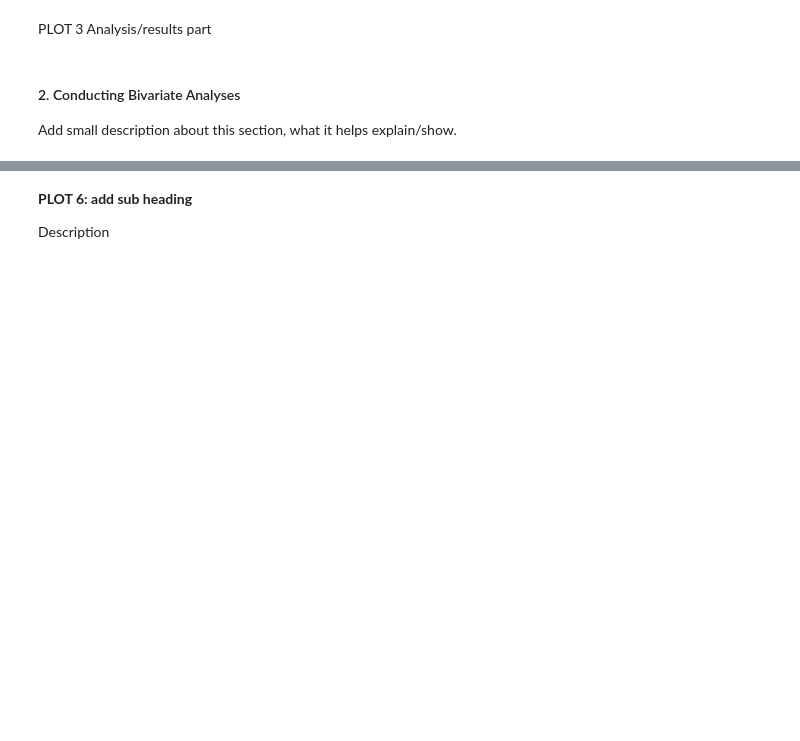
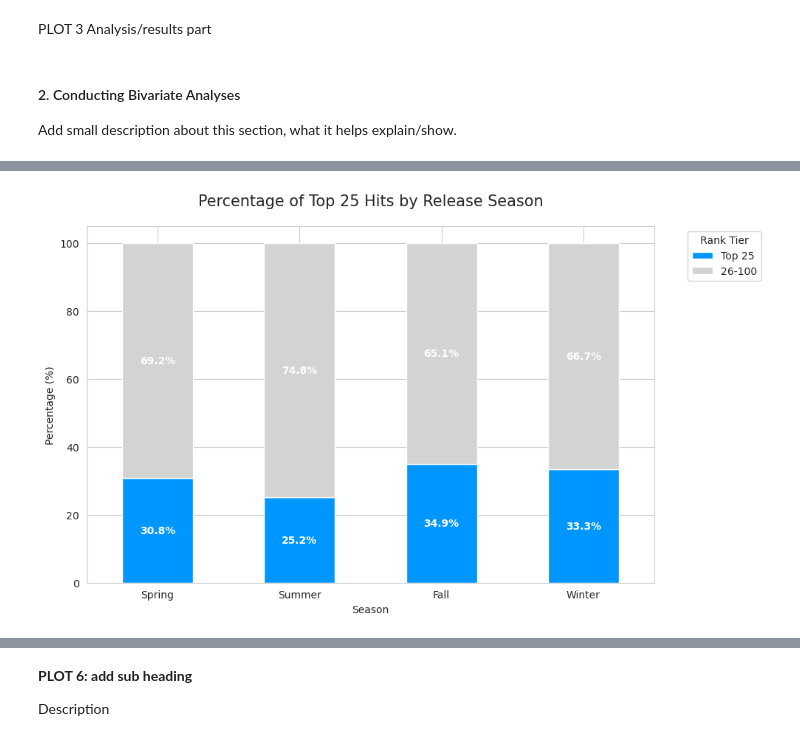
Before and after one commit to COGS108/Group030_WI26, a Jupyter notebook: 02-EDACheckpoint.ipynb, the cells around one changed output, grey strips where cells are left out. Saved outputs shown, nothing was run; the diff lists cells and outputs as text; code cells hidden in the pictures; blank space fills up the shorter version.

Commit message:
plot 4 and 5

```diff
--- a/02-EDACheckpoint.ipynb
+++ b/02-EDACheckpoint.ipynb
@@ -354,0 +342,40 @@ PLOT 5 Analysis/results part
+# %%
+df_pop.loc[:, 'Rank Tier'] = pd.cut(df_pop['Rank'],
+                                    bins=[0, 25, 100],
+                                    labels=['Top 25', '26-100'])
+
+
+contingency_table = pd.crosstab(df_pop['Release Season'], df_pop['Rank Tier'])
+
+percent_table = contingency_table.div(contingency_table.sum(1), axis=0) * 100
+
+season_order = ['Spring', 'Summer', 'Fall', 'Winter']
+percent_table = percent_table.reindex([s for s in season_order if s in percent_table.index])
+
+ax = percent_table.plot(kind='bar',
+                        stacked=True,
+                        figsize=(10, 6),
+                        color=['#0096FF', '#D3D3D3'],
+                        edgecolor='white')
+
+plt.title('Percentage of Top 25 Hits by Release Season', fontsize=15, pad=20)
+plt.ylabel('Percentage (%)')
+plt.xlabel('Season')
+plt.xticks(rotation=0)
+plt.legend(title='Rank Tier', bbox_to_anchor=(1.05, 1), loc='upper left')
+
+for p in ax.patches:
+    width, height = p.get_width(), p.get_height()
+    x, y = p.get_xy()
+    if height > 0:
+        ax.text(x + width/2,
+                y + height/2,
+                f'{height:.1f}%',
+                ha='center', va='center',
+                color='white' if y < 50 else 'black',
+                fontweight='bold')
+
+plt.tight_layout()
+plt.show()
+# %% [output]
+[figure, added]
```
Also changed, not shown: parts of 15 cells of this notebook.
